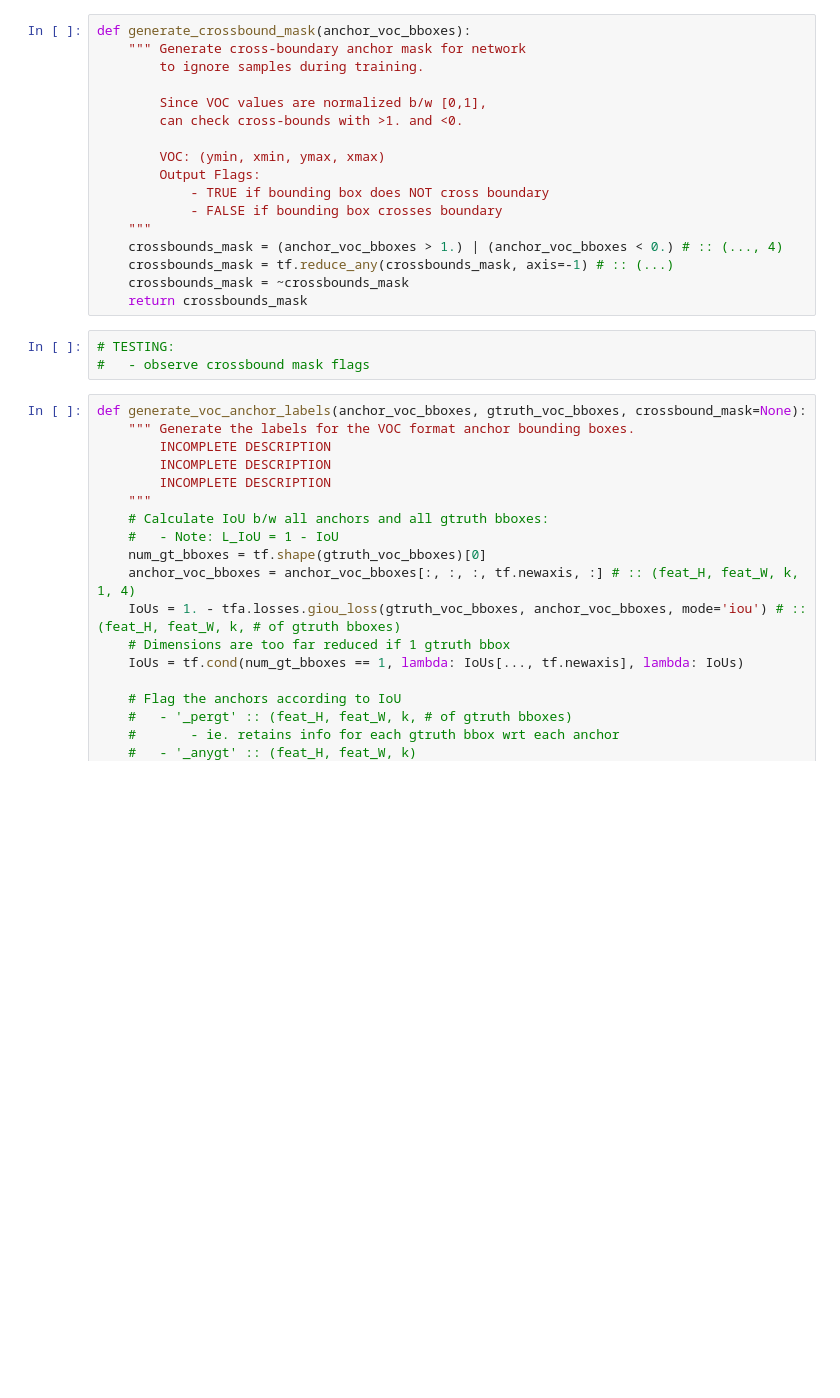
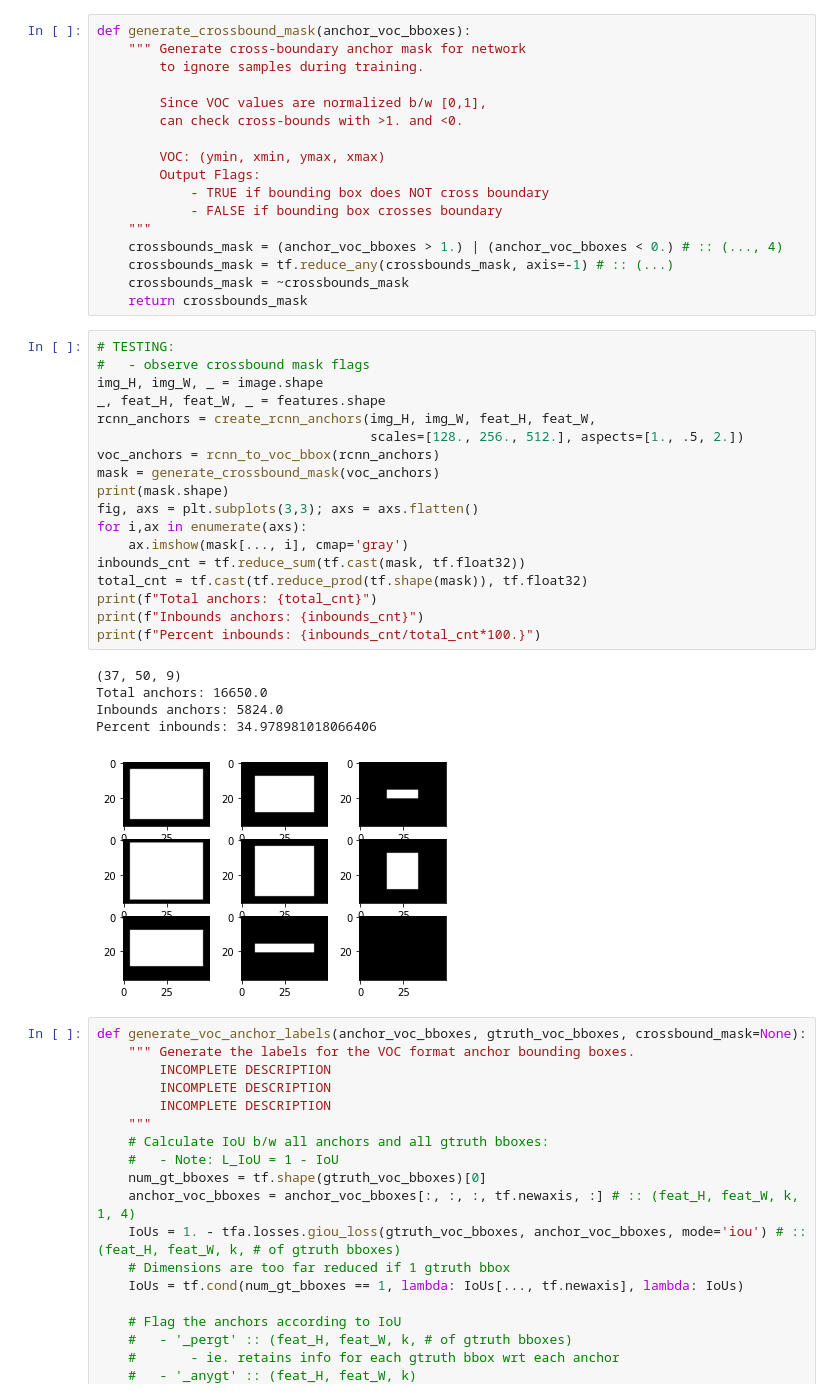
Before and after one commit to stanfidb/models, a Jupyter notebook: FasterRCNN.ipynb, the cells around one changed output. Saved outputs shown, nothing was run; the diff lists cells and outputs as text; blank space fills up the shorter version.

Commit message:
Verifying each component through testing.

```diff
--- a/FasterRCNN.ipynb
+++ b/FasterRCNN.ipynb
@@ -570,9 +574,30 @@ def generate_crossbound_mask(anchor_voc_bboxes):
     crossbounds_mask = tf.reduce_any(crossbounds_mask, axis=-1) # :: (...)
     crossbounds_mask = ~crossbounds_mask
     return crossbounds_mask
-# %%
-# TESTING:
-#   - observe crossbound mask flags
+# %%
+# TESTING:
+#   - observe crossbound mask flags
+img_H, img_W, _ = image.shape
+_, feat_H, feat_W, _ = features.shape
+rcnn_anchors = create_rcnn_anchors(img_H, img_W, feat_H, feat_W,
+                                   scales=[128., 256., 512.], aspects=[1., .5, 2.])
+voc_anchors = rcnn_to_voc_bbox(rcnn_anchors)
+mask = generate_crossbound_mask(voc_anchors)
+print(mask.shape)
+fig, axs = plt.subplots(3,3); axs = axs.flatten()
+for i,ax in enumerate(axs):
+    ax.imshow(mask[..., i], cmap='gray')
+inbounds_cnt = tf.reduce_sum(tf.cast(mask, tf.float32))
+total_cnt = tf.cast(tf.reduce_prod(tf.shape(mask)), tf.float32)
+print(f"Total anchors: {total_cnt}")
+print(f"Inbounds anchors: {inbounds_cnt}")
+print(f"Percent inbounds: {inbounds_cnt/total_cnt*100.}")
+# %% [output]
+(37, 50, 9)
+Total anchors: 16650.0
+Inbounds anchors: 5824.0
+Percent inbounds: 34.978981018066406
+[figure, added]
 # %%
 def generate_voc_anchor_labels(anchor_voc_bboxes, gtruth_voc_bboxes, crossbound_mask=None):
     """ Generate the labels for the VOC format anchor bounding boxes.
```
Also changed, not shown: parts of 3 cells of this notebook.
